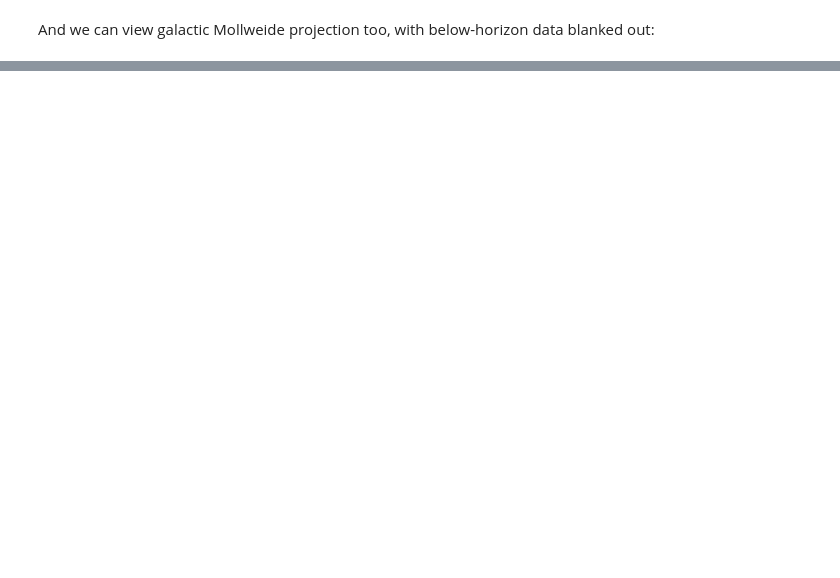
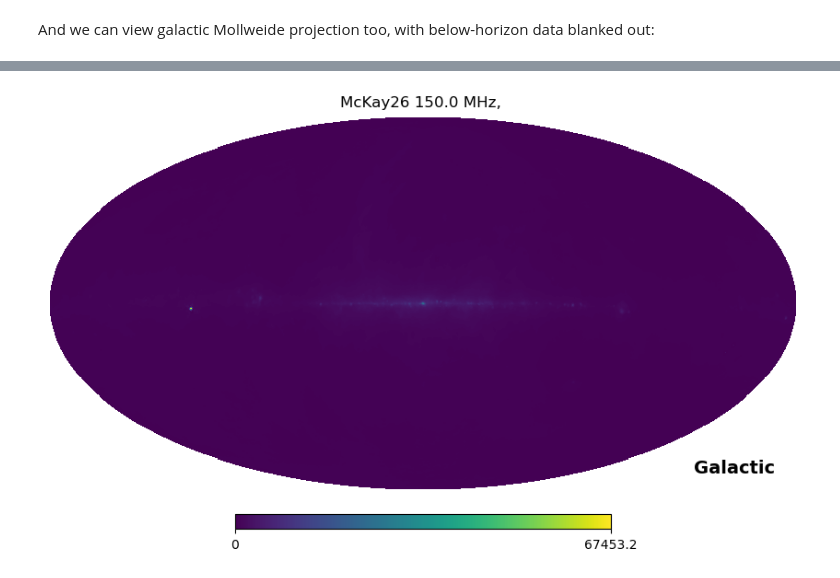
Before and after one commit to telegraphic/pygdsm, a Jupyter notebook: docs/pygdsm16_quickstart.ipynb, the cells around one changed output, grey strips where cells are left out. Drawn from its saved outputs; the diff is of its cells as text; code cells hidden in the pictures; blank space fills up the shorter version.

```diff
--- a/docs/pygdsm16_quickstart.ipynb
+++ b/docs/pygdsm16_quickstart.ipynb
@@ -105,0 +119,8 @@ GlobalSKyModel16?
+# %%
+from pygdsm import McKaySkyModel
+
+mkm = McKaySkyModel()
+mkm_map = mkm.generate(150)
+mkm.view(logged=False)
+# %% [output]
+[figure, added]
```
Also changed, not shown: parts of 15 cells of this notebook, 9 other files.
